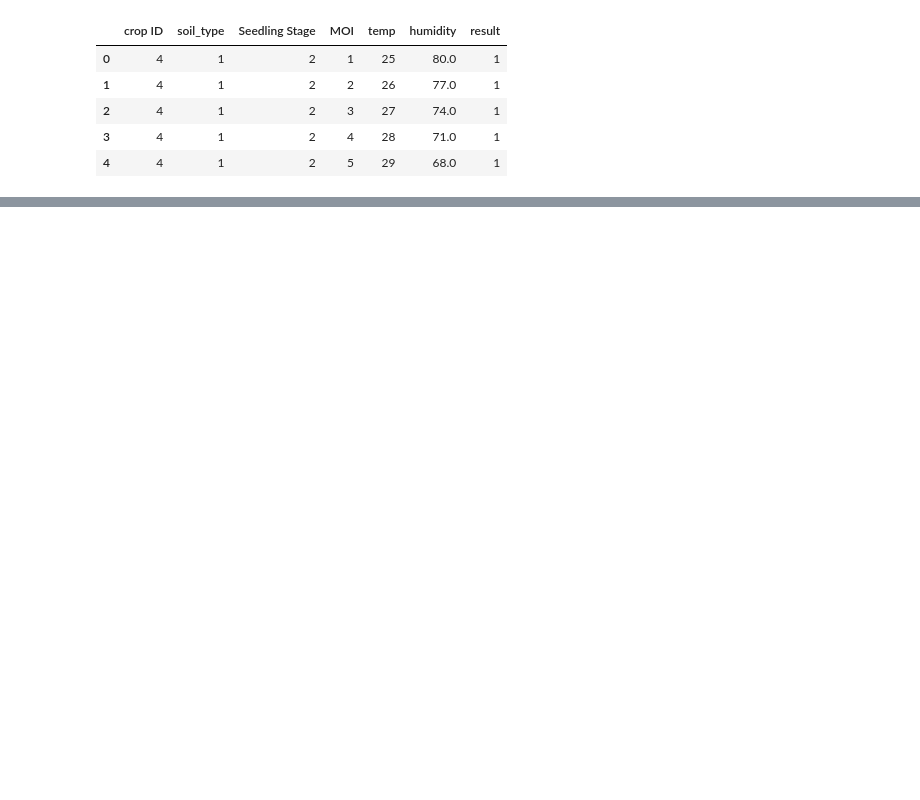
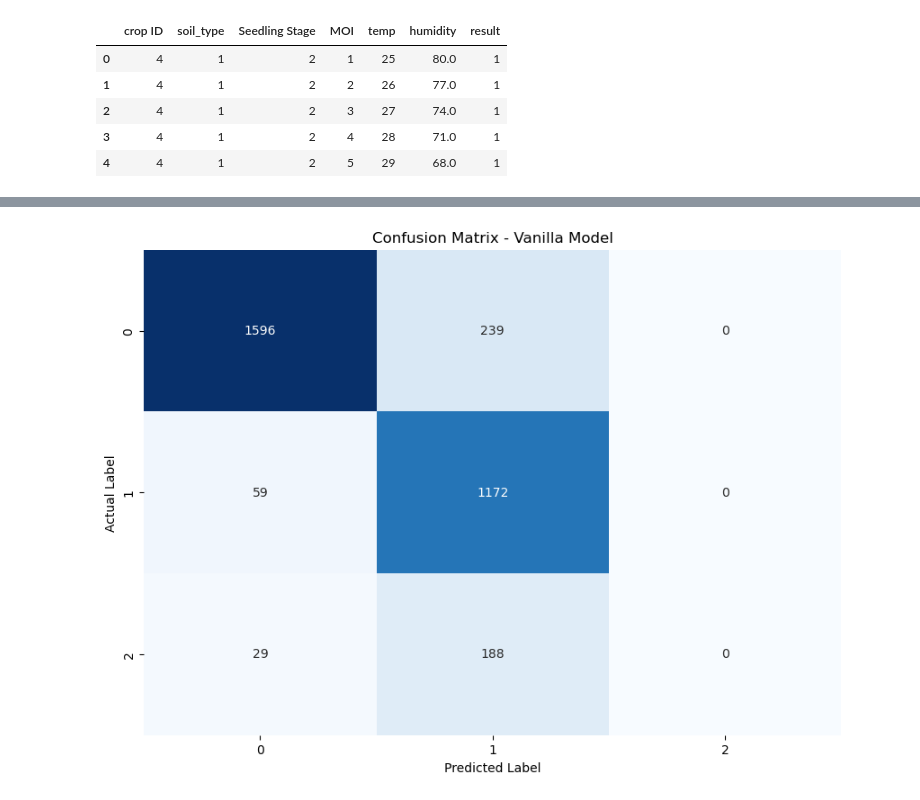
Before and after one commit to tuyishimejohnson/irrigation-system, a Jupyter notebook: notebook/notebook.ipynb, the cells around one changed output, grey strips where cells are left out. Saved outputs shown, nothing was run; the diff lists cells and outputs as text; code cells hidden in the pictures; blank space fills up the shorter version.

```diff
--- a/notebook/notebook.ipynb
+++ b/notebook/notebook.ipynb
@@ -128,0 +130,23 @@ NameError: name 'pd' is not defined
+# %%
+import matplotlib.pyplot as plt
+from sklearn.metrics import confusion_matrix
+import seaborn as sns
+
+# Assuming y_test is defined elsewhere in the notebook
+# y_test: true labels
+
+# Predict the labels for the test set
+Y_pred_vanilla = model.predict(x_test)
+Y_pred_vanilla = (Y_pred_vanilla > 0.5).astype(int)
+
+# Calculate the confusion matrix
+vanilla_conf_matrix = confusion_matrix(y_test, Y_pred_vanilla)
+
+# Plot the confusion matrix
+plt.figure(figsize=(10, 7))
+sns.heatmap(vanilla_conf_matrix, annot=True, fmt="d", cmap="Blues", cbar=False)
+plt.title('Confusion Matrix - Vanilla Model')
+plt.ylabel('Actual Label')
+plt.xlabel('Predicted Label')
+plt.show()
+# %% [output]
@@ -128,0 +154 @@ NameError: name 'pd' is not defined
+[figure, added]
```
Also changed, not shown: parts of 6 cells of this notebook, 3 other files.
